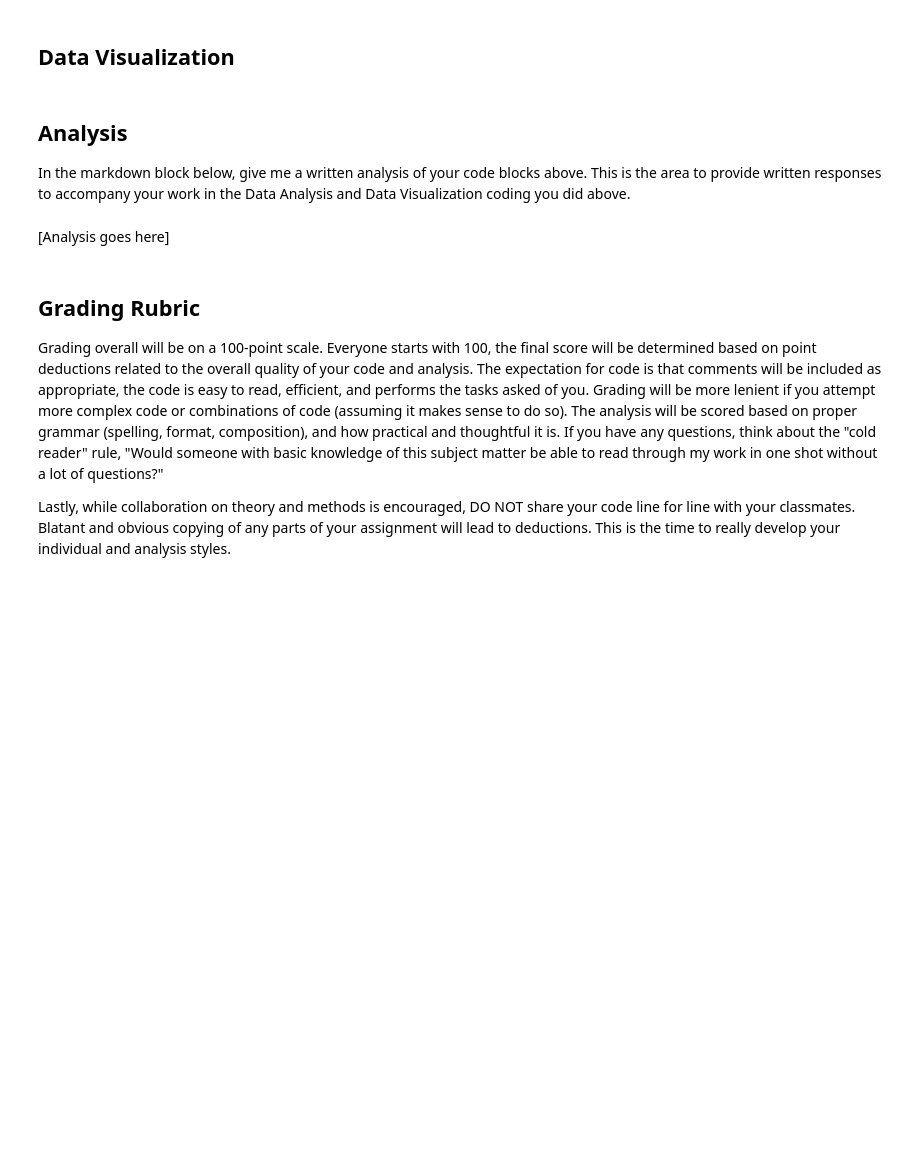
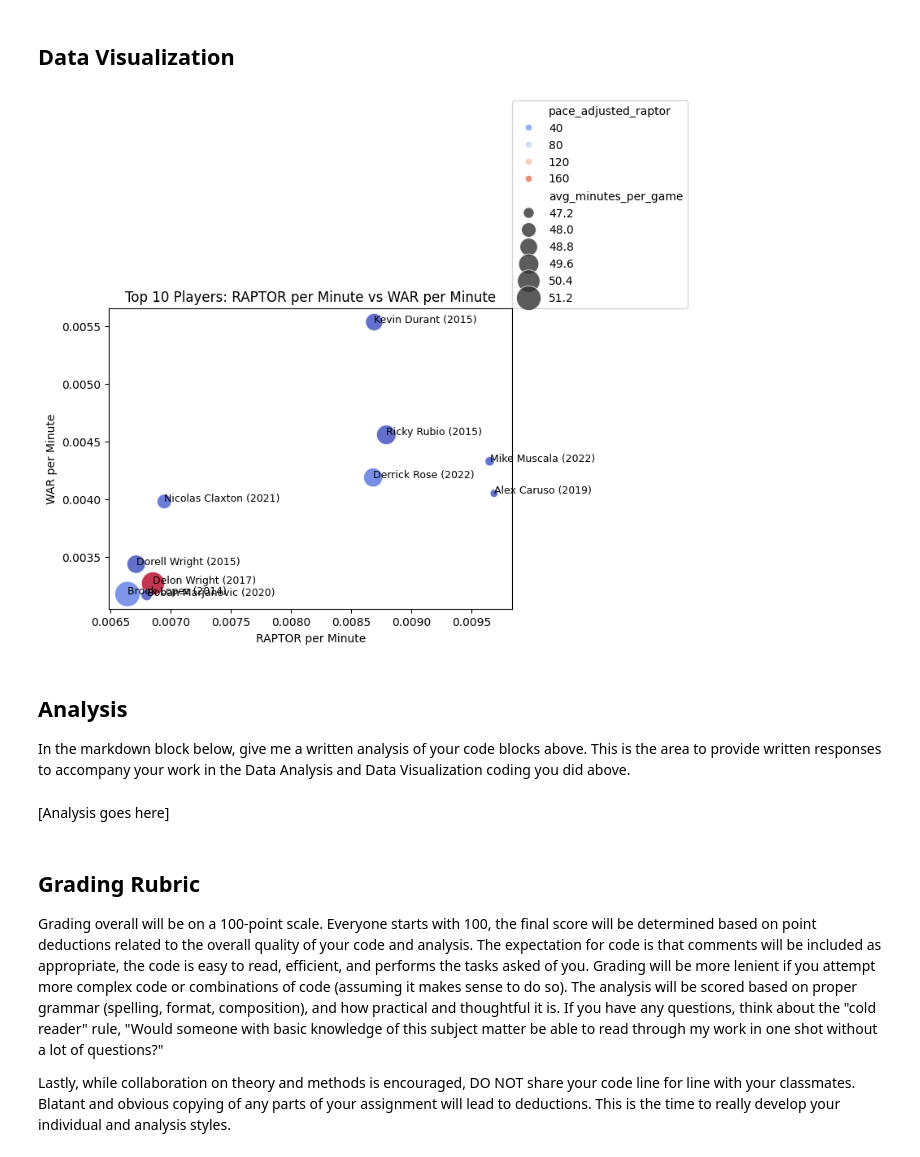
Before and after one commit to Termanater/Zag2, a Jupyter notebook: Assignments/pandas_assignment_2.ipynb, the cells around one changed output. Saved outputs shown, nothing was run; the diff lists cells and outputs as text; code cells hidden in the pictures; blank space fills up the shorter version.

```diff
--- a/Assignments/pandas_assignment_2.ipynb
+++ b/Assignments/pandas_assignment_2.ipynb
@@ -77,7 +77,9 @@ predator_total          0
 pace_impact             1
 dtype: int64
 # %%
-df_clean = df.dropna(subset=['raptor_total', 'mp'])
+df_clean = df.dropna(subset=['raptor_total', 'mp', 'poss', 'pace_impact', 'war_total'])
+Min_minutes = 500
+df_clean = df_clean[df_clean['mp'] >= Min_minutes]
 # %%
 # Tell me about the data after you've cleaned it up. Show what data types are in the dataset, also show how many rows and columns are in the data set.
 #
@@ -89,6 +92,14 @@ df_clean = df.dropna(subset=['raptor_total', 'mp'])
 # Add at least two additional features to your data (additional calculated columns) to be used in your analysis.
 df_clean['avg_minutes_per_game'] = df_clean['mp'] / (df_clean['poss'] / 100) #showing average minutes per game
 df_clean['pace_adjusted_raptor'] = df_clean['raptor_total'] / (1 + df_clean['pace_impact']) # showing how the player affects pace of game
+df_clean['raptor_per_minute'] = df_clean['raptor_total'] / df_clean['mp']
+df_clean['war_per_minute'] = df_clean['war_total'] / df_clean['mp'] #showing our net impact on our team per minute (over 500)
 
-print(df.head())
+most_efficient = df_clean.loc[df_clean['raptor_per_minute'].idxmax()]
+war_best = df_clean.loc[df_clean['war_per_minute'].idxmax()]
+pace_guy = df_clean.loc[df_clean['pace_adjusted_raptor'].idxmax()]
+
+print(most_efficient)
+print(war_best)
+print(pace_guy)
 # %% [output]
@@ -120,3 +144,30 @@ print(df.head())
+# %%
+# Bolster your analysis with at least two visualizations.
+#seaborn.scatterplot(data=None, *, x=None, y=None, hue=None, size=None, style=None, palette=None, hue_order=None, hue_norm=None, sizes=None, size_order=None, size_norm=None, markers=True, style_order=None, legend='auto', ax=None, **kwargs)
+top_10 = df_clean.sort_values('raptor_per_minute', ascending=False).head(10)
+sns.scatterplot(
+    data=top_10,
+    x='raptor_per_minute',
+    y='war_per_minute',
+    size='avg_minutes_per_game',
+    hue='pace_adjusted_raptor',
+    palette='coolwarm',
+    sizes=(50, 500),
+    alpha=0.8,
+)
+plt.title('Top 10 Players: RAPTOR per Minute vs WAR per Minute')
+plt.xlabel('RAPTOR per Minute')
+plt.ylabel('WAR per Minute')
+plt.legend(loc=(1,1))
+
+for i, row in top_10.iterrows():
+    plt.text(row['raptor_per_minute'], row['war_per_minute'],
+             f"{row['player_name']} ({row['season']})", fontsize=9, ha='left')
+
+
+plt.show()
+# %% [output]
+[figure, added]
 # %% [markdown]
 ## Analysis
 
```
Also changed, not shown: parts of 4 cells of this notebook.
